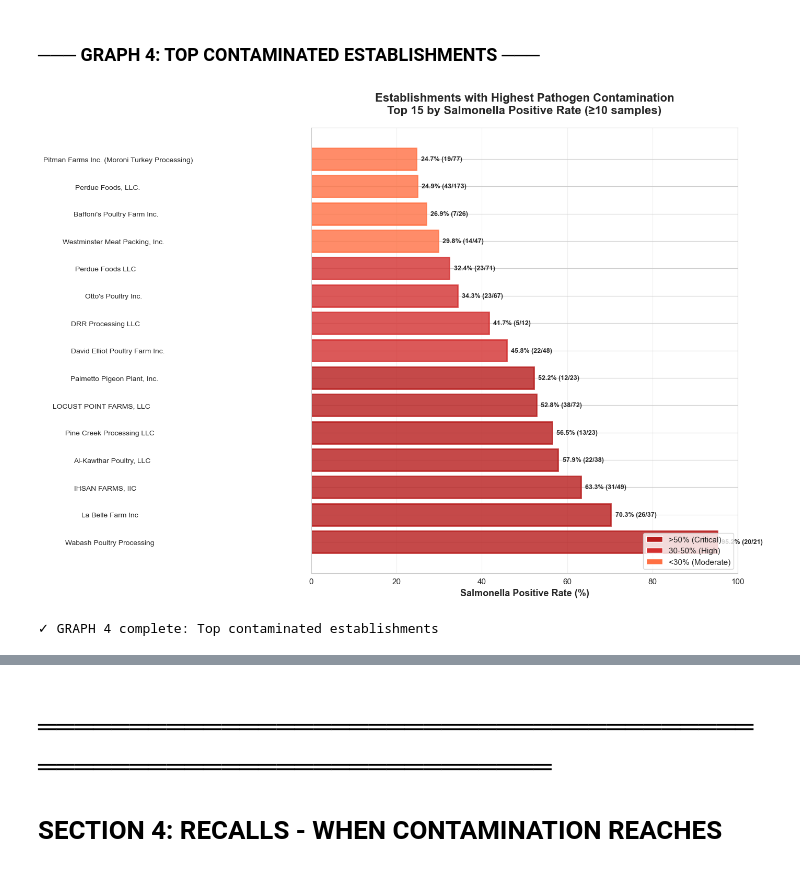
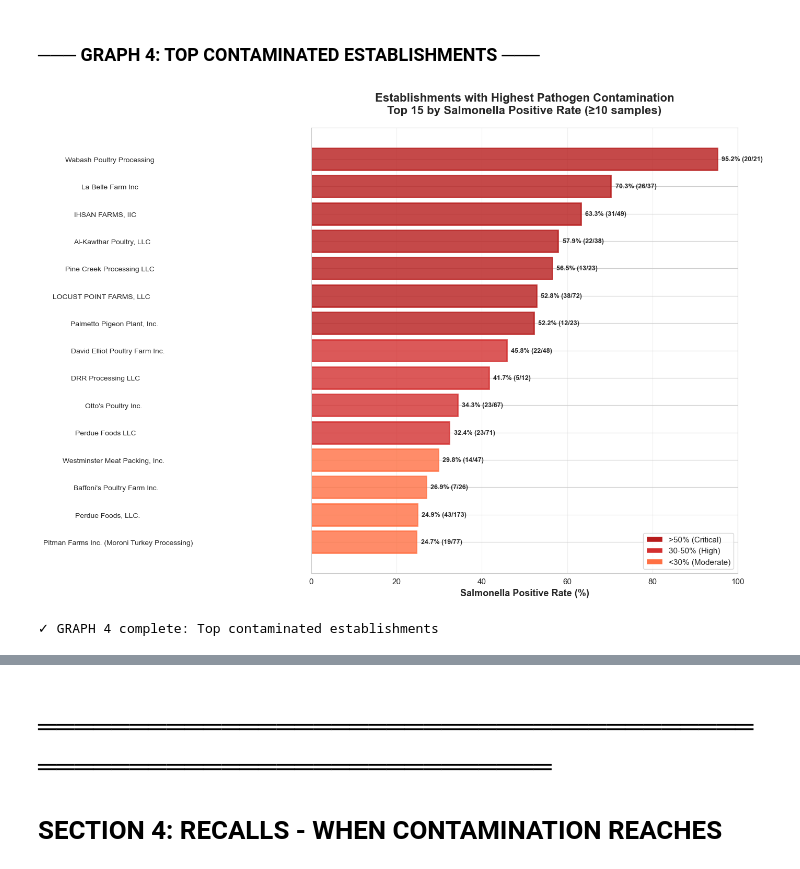
Before and after one commit to emilcecarlisa/listeria-tracker, a Jupyter notebook: visualizations/comprehensiveDashboard.ipynb, the cells around one changed output, grey strips where cells are left out. Cells and saved outputs as stored; diff of their text form; code cells hidden in the pictures.

Commit message:
Update plant v animal comp graphs

```diff
--- a/visualizations/comprehensiveDashboard.ipynb
+++ b/visualizations/comprehensiveDashboard.ipynb
@@ -255,37 +317,0 @@ Note: 'Other' category includes fats & oils and added sugars.
-# %%
-# GRAPH 1: Create pie chart for plant vs animal consumption
-fig, (ax1, ax2) = plt.subplots(1, 2, figsize=(16, 7))
-
-# Pie chart
-colors_pie = {'Plant': '#4CAF50', 'Animal': '#FF5722', 'Other': '#9E9E9E'}
-consumption_plot = consumption_summary[consumption_summary['food_type'] != 'Other']
-
-wedges, texts, autotexts = ax1.pie(
-    consumption_plot['total_oz_per_day'],
-    labels=consumption_plot['food_type'],
-    colors=[colors_pie[ft] for ft in consumption_plot['food_type']],
-    autopct='%1.1f%%',
-    startangle=90,
-    textprops={'fontsize': 14, 'weight': 'bold'}
-)
-
-ax1.set_title('US Food Consumption: Plant vs Animal\n(2017-2018)',
-              fontsize=16, weight='bold', pad=20)
-
-# Bar chart for details
-ax2.barh(consumption_plot['food_type'], consumption_plot['total_lbs_per_year'],
-         color=[colors_pie[ft] for ft in consumption_plot['food_type']], alpha=0.7, edgecolor='black', linewidth=2)
-ax2.set_xlabel('Pounds per Person per Year', fontsize=13, weight='bold')
-ax2.set_title('Annual Consumption by Type', fontsize=16, weight='bold', pad=20)
-ax2.grid(axis='x', alpha=0.3)
-
-# Add values on bars
-for i, (idx, row) in enumerate(consumption_plot.iterrows()):
-    ax2.text(row['total_lbs_per_year'] + 5, i, f"{row['total_lbs_per_year']:.1f} lbs",
-             va='center', fontsize=12, weight='bold')
-
-plt.tight_layout()
-plt.savefig('graph1_plant_vs_animal_consumption.png', dpi=300, bbox_inches='tight')
-plt.show()
-
-print("\n✓ GRAPH 1: Plant vs Animal consumption breakdown")
@@ -464,32 +574,33 @@ for i, rate in enumerate(worst_performers['Lab_SalmonellaPositiveRate']):
         bars[i].set_color('#FF7043')  # Moderate
 
 ax.set_yticks(range(len(worst_performers)))
 ax.set_yticklabels(worst_performers['EstablishmentName'], fontsize=10)
+ax.invert_yaxis()  # Highest contamination at top
 ax.set_xlabel('Salmonella Positive Rate (%)', fontsize=13, weight='bold')
 ax.set_title('Establishments with Highest Pathogen Contamination\nTop 15 by Salmonella Positive Rate (≥10 samples)',
              fontsize=16, weight='bold', pad=20)
 ax.grid(axis='x', alpha=0.3)
 
 # Add data labels
 for i, (idx, row) in enumerate(worst_performers.iterrows()):
     ax.text(row['Lab_SalmonellaPositiveRate'] + 1, i,
             f"{row['Lab_SalmonellaPositiveRate']:.1f}% ({int(row['Lab_SalmonellaPositive'])}/{int(row['Lab_TotalSamples'])})",
             va='center', fontsize=9, weight='bold')
 
 # Add legend for color coding
 from matplotlib.patches import Patch
 legend_elements = [
     Patch(facecolor='#B71C1C', label='>50% (Critical)'),
     Patch(facecolor='#D32F2F', label='30-50% (High)'),
     Patch(facecolor='#FF7043', label='<30% (Moderate)')
 ]
 ax.legend(handles=legend_elements, loc='lower right', fontsize=11)
 
 plt.tight_layout()
 plt.savefig('graph4_top_contaminated_establishments.png', dpi=300, bbox_inches='tight')
 plt.show()
 
 print("\n✓ GRAPH 4 complete: Top contaminated establishments")
 # %% [output]
-[figure, old version]
+[figure, new version]
 ✓ GRAPH 4 complete: Top contaminated establishments
```
Also changed, not shown: parts of 38 cells of this notebook, 8 other files.
